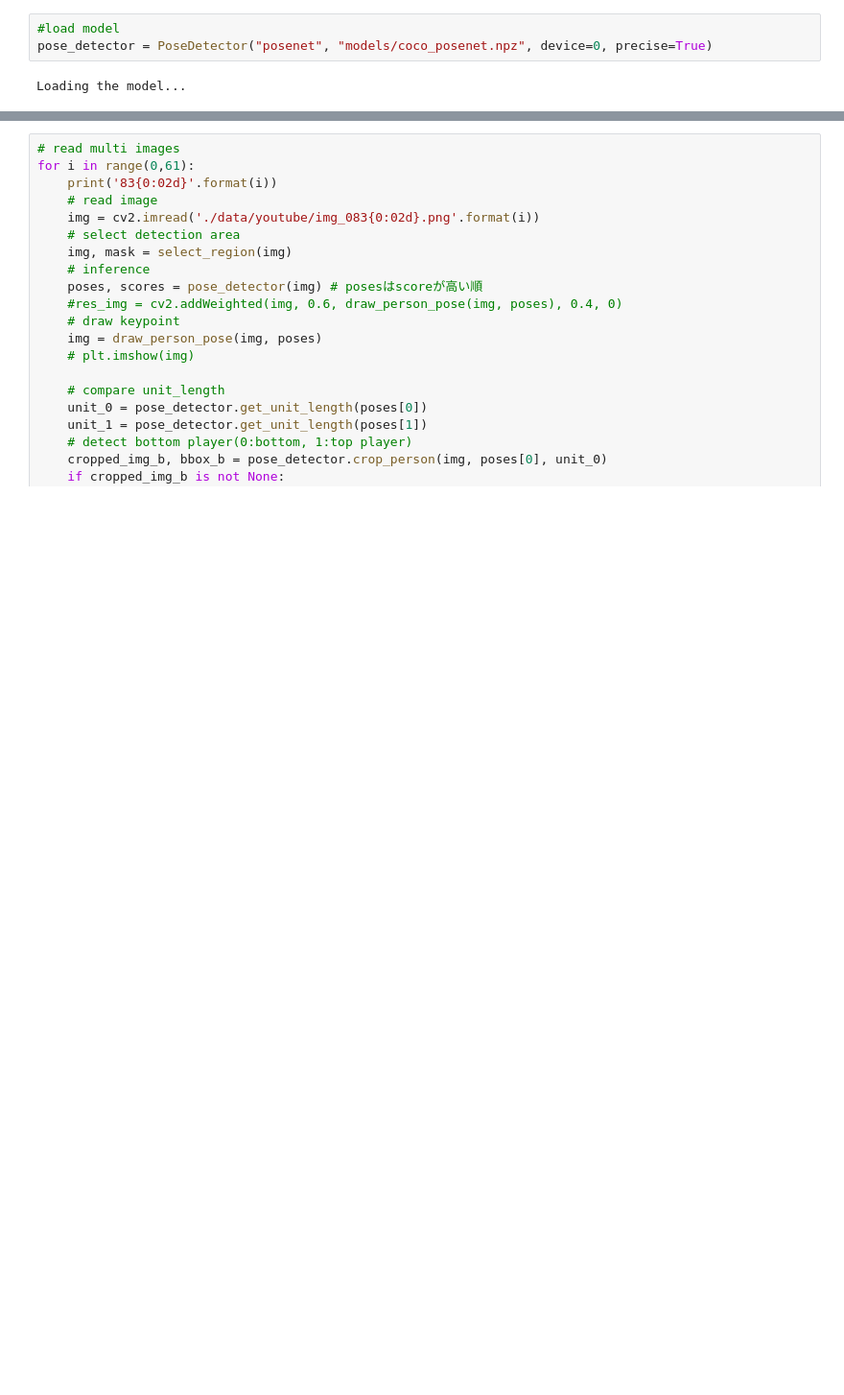
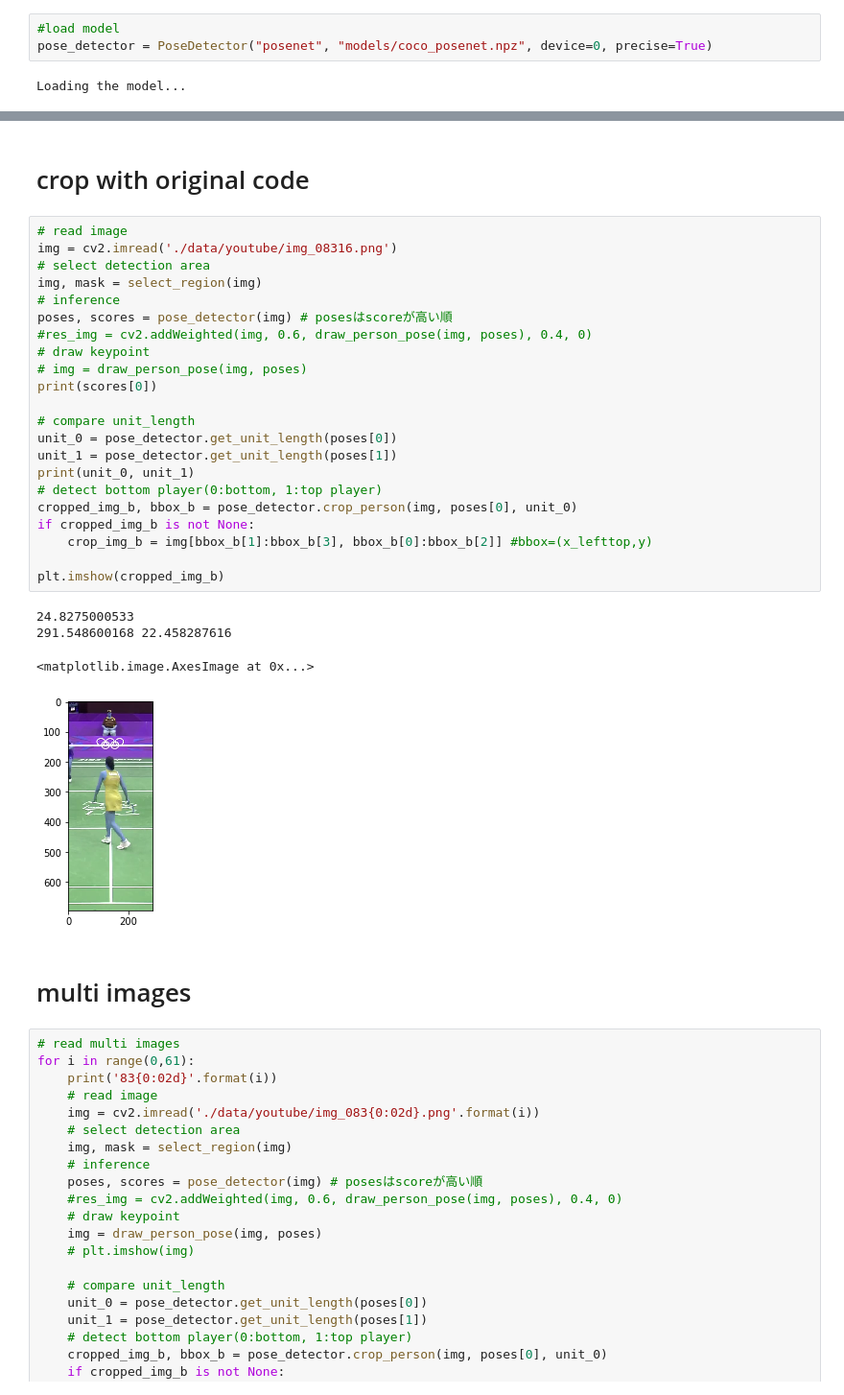
Before and after one commit to dychi/Chainer_Realtime_Multi-Person_Pose_Estimation, a Jupyter notebook: crop_person.ipynb, the cells around one changed output, grey strips where cells are left out. Shown: that part at 96% size. Drawn from its saved outputs; the diff is of its cells as text; blank space fills up the shorter version.

```diff
--- a/crop_person.ipynb
+++ b/crop_person.ipynb
@@ -38,3 +107,34 @@ Loading the model...
+# %% [markdown]
+# crop with original code
+# %%
+# read image
+img = cv2.imread('./data/youtube/img_08316.png')
+# select detection area
+img, mask = select_region(img)
+# inference
+poses, scores = pose_detector(img) # posesはscoreが高い順
+#res_img = cv2.addWeighted(img, 0.6, draw_person_pose(img, poses), 0.4, 0)
+# draw keypoint
+# img = draw_person_pose(img, poses)
+print(scores[0])
+
+# compare unit_length
+unit_0 = pose_detector.get_unit_length(poses[0])
+unit_1 = pose_detector.get_unit_length(poses[1])
+print(unit_0, unit_1)
+# detect bottom player(0:bottom, 1:top player)
+cropped_img_b, bbox_b = pose_detector.crop_person(img, poses[0], unit_0)
+if cropped_img_b is not None:
+    crop_img_b = img[bbox_b[1]:bbox_b[3], bbox_b[0]:bbox_b[2]] #bbox=(x_lefttop,y)
+
+plt.imshow(cropped_img_b)
+# %% [output]
+24.8275000533
+291.548600168 22.458287616
+<matplotlib.image.AxesImage at 0x...>
+[figure, added]
+# %% [markdown]
+# multi images
 # %%
 # read multi images
 for i in range(0,61):
```
Also changed, not shown: parts of 6 cells of this notebook, 2 other files.
